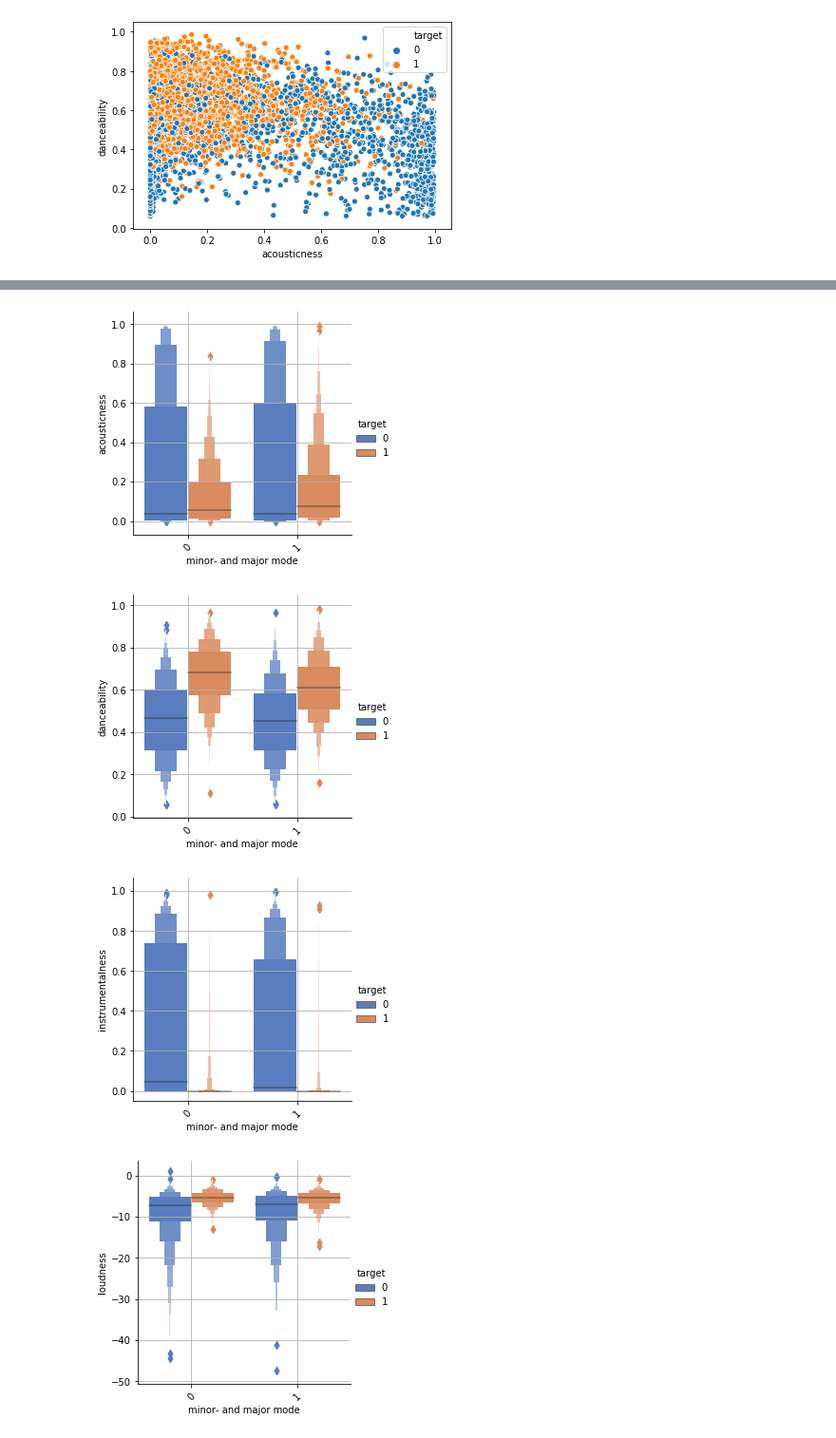
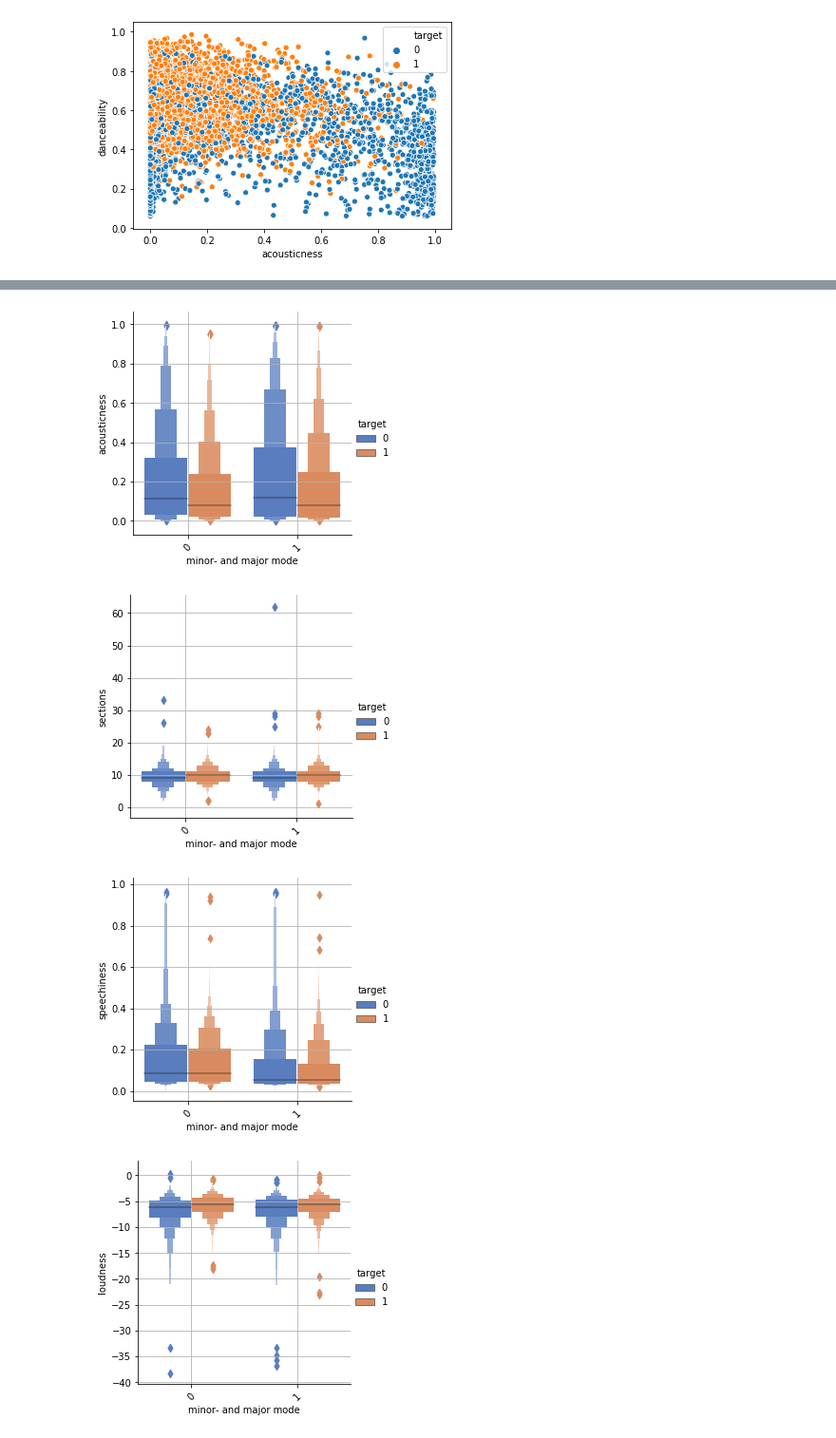
Before and after one commit to eskilrr/tdt4173, a Jupyter notebook: Notebook/data information.ipynb, the cells around one changed output, grey strips where cells are left out. Shown: that part at 95% size. Cells and saved outputs as stored; diff of their text form; code cells hidden in the pictures.

```diff
--- a/Notebook/data information.ipynb
+++ b/Notebook/data information.ipynb
@@ -13 +7,3 @@ training90s = pd.read_csv(r'C:\Users\eskil\PycharmProjects\tdt4173\Data\CSV-file
+# %%
+df = pd.read_csv(r'C:\Users\eskil\PycharmProjects\tdt4173\Data\billboard-hits-flops-raw.csv', sep = ",")
 # %%
@@ -18,0 +14,7 @@ Text(0.5, 1.0, 'Popularity Distribution')
+# %%
+flops = df.loc[df['popularity'] < 55]
+diff = len(df.loc[df['popularity'] < 55]) - len(df.loc[df['popularity'] > 55])
+sampled = flops.sample(n = diff)
+df = df.drop(sampled.index)
+
+sns.distplot(df['popularity']).set_title('Popularity Distribution')
@@ -148,35 +95,35 @@ sns.scatterplot(x='acousticness',y='danceability', data =training90s, hue='targe
 # %%
-chart = sns.catplot(x = "mode", y="acousticness", hue="target", data=training90s, height=4, aspect=1, kind="boxen", palette="muted");
+chart = sns.catplot(x = "mode", y="acousticness", hue="target", data = df, height=4, aspect=1, kind="boxen", palette="muted");
 plt.grid()
 plt.xlabel("minor- and major mode")
 chart.set_xticklabels(rotation=45);
 
-chart = sns.catplot(x = "mode", y="danceability", hue="target", data=training90s, height=4, aspect=1, kind="boxen", palette="muted");
+chart = sns.catplot(x = "mode", y="sections", hue="target", data = df, height=4, aspect=1, kind="boxen", palette="muted");
 plt.grid()
 plt.xlabel("minor- and major mode")
 chart.set_xticklabels(rotation=45);
 
-chart = sns.catplot(x = "mode", y="instrumentalness", hue="target", data=training90s, height=4, aspect=1, kind="boxen", palette="muted");
+chart = sns.catplot(x = "mode", y="speechiness", hue="target", data = df, height=4, aspect=1, kind="boxen", palette="muted");
 plt.grid()
 plt.xlabel("minor- and major mode")
 chart.set_xticklabels(rotation=45);
 
-chart = sns.catplot(x = "mode", y="loudness", hue="target", data=training90s, height=4, aspect=1, kind="boxen", palette="muted");
+chart = sns.catplot(x = "mode", y="loudness", hue="target", data = df, height=4, aspect=1, kind="boxen", palette="muted");
 plt.grid()
 plt.xlabel("minor- and major mode")
 chart.set_xticklabels(rotation=45);
 
-chart = sns.catplot(x = "mode", y="valence", hue="target", data=training90s, height=4, aspect=1, kind="boxen", palette="muted");
+chart = sns.catplot(x = "mode", y="energy", hue="target", data = df, height=4, aspect=1, kind="boxen", palette="muted");
 plt.grid()
 plt.xlabel("minor- and major mode")
 chart.set_xticklabels(rotation=45);
 
-chart = sns.catplot(x = "mode", y="duration_ms", hue="target", data=training90s, height=4, aspect=1, kind="boxen", palette="muted");
+chart = sns.catplot(x = "mode", y="duration_ms", hue="target", data = df, height=4, aspect=1, kind="boxen", palette="muted");
 plt.grid()
 plt.xlabel("minor- and major mode")
 chart.set_xticklabels(rotation=45);
 # %% [output]
-[figure, old version]
+[figure, new version]
-[figure, old version]
+[figure, new version]
-[figure, old version]
+[figure, new version]
-[figure, old version]
+[figure, new version]
```
Also changed, not shown: parts of 24 cells of this notebook, 2 other files.
